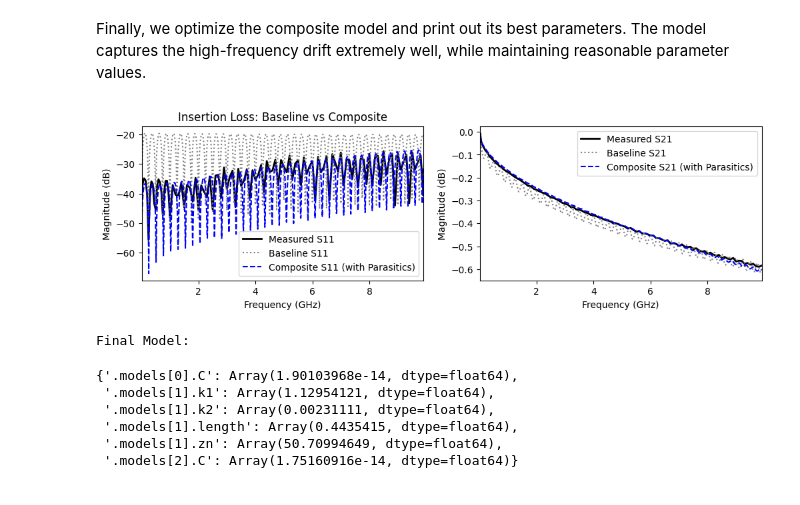
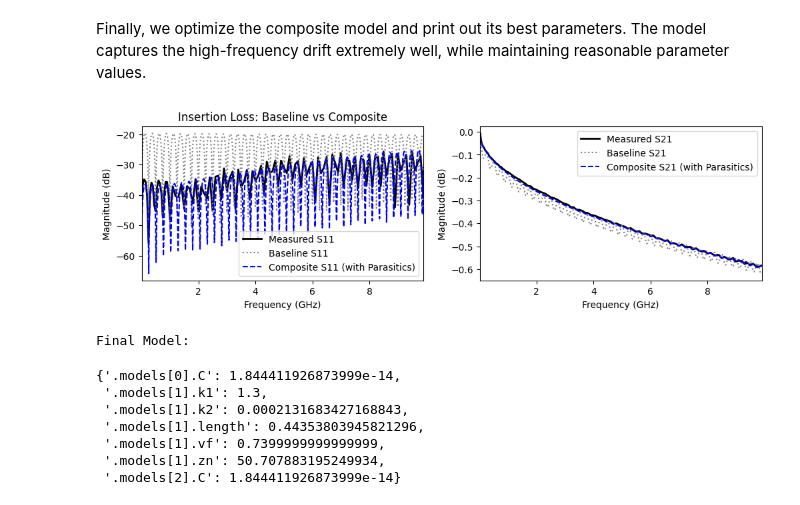
Before and after one commit to gvcallen/paramrf, a Jupyter notebook: docs/tutorials/1_cable_fitting.ipynb, the cells around one changed output. Saved outputs shown, nothing was run; the diff lists cells and outputs as text; code cells hidden in the pictures.

```diff
--- a/docs/tutorials/1_cable_fitting.ipynb
+++ b/docs/tutorials/1_cable_fitting.ipynb
@@ -136,37 +140,43 @@ Composite Model:
+# %%
+final_model = composite_model.tied(
+    lambda m: m.models[0].C,
+    lambda m: m.models[2].C,
+)
 # %% [markdown]
 ## 6. Final optimization
 # %% [markdown]
 Finally, we optimize the composite model and print out its best parameters. The model captures the high-frequency drift extremely well, while maintaining reasonable parameter values.
 # %%
 # Fit the composite model
-results_composite = prf.fitting.fit(composite_model, measured, solver=ScipyMinimize(method='Nelder-Mead'))
+results_composite = prf.fitting.fit(final_model, measured, solver=ScipyMinimize(method='Nelder-Mead'))
 composite_fitted = results_composite.model
 
 # Plot the final comparison
 fig, (ax1, ax2) = plt.subplots(1, 2, figsize=(12, 3))
 
 measured.plot_s_db(m=0, n=0, ax=ax1, label='Measured S11', color='k', linewidth=2)
 baseline_nelder_results.model.plot_s_db(freq_plot, m=0, n=0, ax=ax1, label='Baseline S11', color='gray', linestyle=':')
 composite_fitted.plot_s_db(freq_plot, m=0, n=0, ax=ax1, label='Composite S11 (with Parasitics)', color='b', linestyle='--')
 
 measured.plot_s_db(m=1, n=0, ax=ax2, label='Measured S21', color='k', linewidth=2)
 baseline_nelder_results.model.plot_s_db(freq_plot, m=1, n=0, ax=ax2, label='Baseline S21', color='gray', linestyle=':')
 composite_fitted.plot_s_db(freq_plot, m=1, n=0, ax=ax2, label='Composite S21 (with Parasitics)', color='b', linestyle='--')
 
 ax1.set_title('Return Loss: Baseline vs Composite')
 ax1.set_title('Insertion Loss: Baseline vs Composite')
 ax1.legend()
 plt.show()
 
 # Inspect the final resolved parameters
 print("Final Model:")
 composite_fitted.named_params()
 # %% [output]
-[figure, old version]
+[figure, new version]
 Final Model:
-{'.models[0].C': Array(1.90103968e-14, dtype=float64),
- '.models[1].k1': Array(1.12954121, dtype=float64),
- '.models[1].k2': Array(0.00231111, dtype=float64),
- '.models[1].length': Array(0.4435415, dtype=float64),
- '.models[1].zn': Array(50.70994649, dtype=float64),
- '.models[2].C': Array(1.75160916e-14, dtype=float64)}
+{'.models[0].C': 1.844411926873999e-14,
+ '.models[1].k1': 1.3,
+ '.models[1].k2': 0.0002131683427168843,
+ '.models[1].length': 0.44353803945821296,
+ '.models[1].vf': 0.7399999999999999,
+ '.models[1].zn': 50.707883195249934,
+ '.models[2].C': 1.844411926873999e-14}
```
Also changed, not shown: parts of 4 cells of this notebook, 38 other files.
